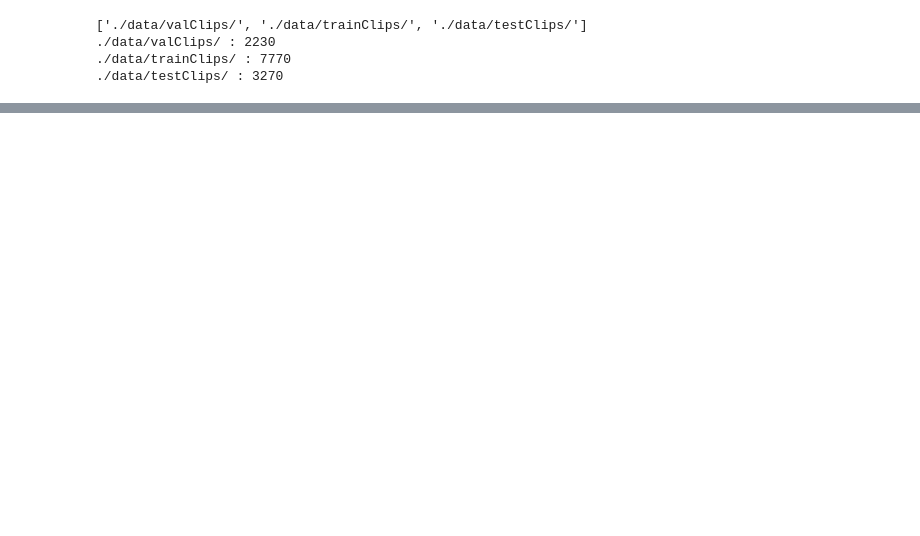
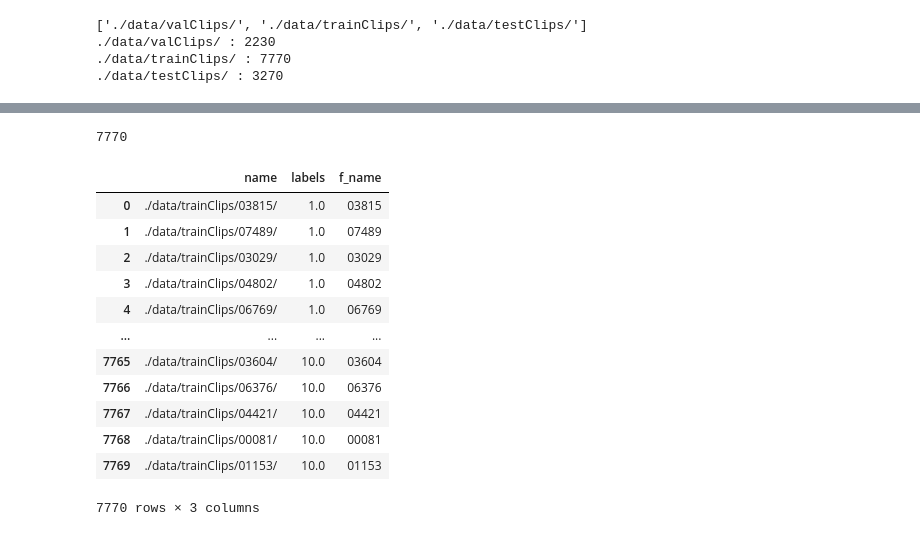
Before and after one commit to SudoMishra/Assessment3, a Jupyter notebook: EDA.ipynb, the cells around one changed output, grey strips where cells are left out. Saved outputs shown, nothing was run; the diff lists cells and outputs as text; code cells hidden in the pictures; blank space fills up the shorter version.

```diff
--- a/EDA.ipynb
+++ b/EDA.ipynb
@@ -108,0 +160,20 @@ ani = animation.FuncAnimation(
+# %%
+len(mat['trLb'])
+# %% [output]
+7770
+# %%
+df_train
+# %% [output]
+|  | name | labels | f_name |
+| 0 | ./data/trainClips/03815/ | 1.0 | 03815 |
+| 1 | ./data/trainClips/07489/ | 1.0 | 07489 |
+| 2 | ./data/trainClips/03029/ | 1.0 | 03029 |
+| 3 | ./data/trainClips/04802/ | 1.0 | 04802 |
+| 4 | ./data/trainClips/06769/ | 1.0 | 06769 |
+| ... | ... | ... | ... |
+| 7765 | ./data/trainClips/03604/ | 10.0 | 03604 |
+| 7766 | ./data/trainClips/06376/ | 10.0 | 06376 |
+| 7767 | ./data/trainClips/04421/ | 10.0 | 04421 |
+| 7768 | ./data/trainClips/00081/ | 10.0 | 00081 |
+| 7769 | ./data/trainClips/01153/ | 10.0 | 01153 |
+7770 rows × 3 columns
```
Also changed, not shown: parts of 14 cells of this notebook, 32 other files.
